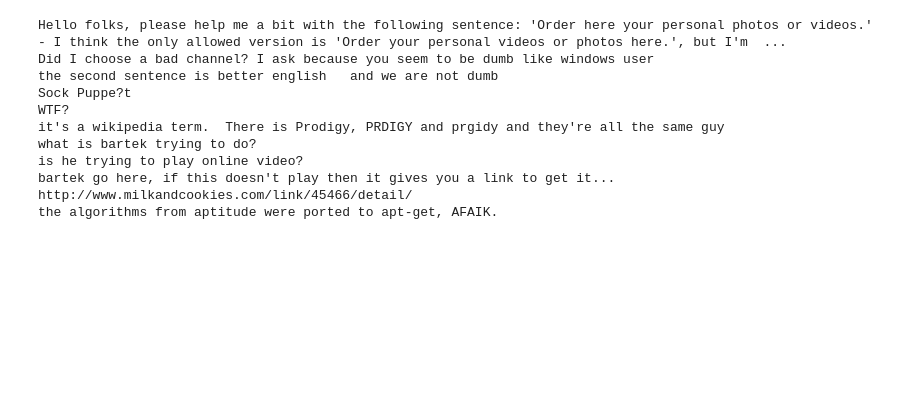
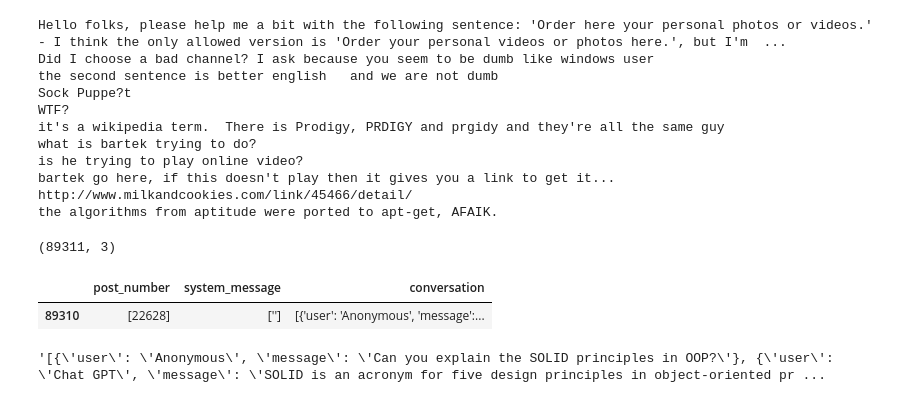
Before and after one commit to AnoopCA/LLM-From-Scratch-For-ChatBots-GPT2, a Jupyter notebook: Notebooks/Data_Preprocess.ipynb, the cells around one changed output. Saved outputs shown, nothing was run; the diff lists cells and outputs as text; code cells hidden in the pictures; blank space fills up the shorter version.

```diff
--- a/Notebooks/Data_Preprocess.ipynb
+++ b/Notebooks/Data_Preprocess.ipynb
@@ -64,3 +64,18 @@ what is bartek trying to do?
 is he trying to play online video?
 bartek go here, if this doesn't play then it gives you a link to get it... http://www.milkandcookies.com/link/45466/detail/
 the algorithms from aptitude were ported to apt-get, AFAIK.
+# %%
+gpt_chatlogs = pd.read_csv(r'D:\ML_Projects\AI_Tech_ChatBot\Data\ChatGPT_chatlogs\ChatGPT_chatlogs.csv')
+# %%
+gpt_chatlogs.shape
+# %% [output]
+(89311, 3)
+# %%
+gpt_chatlogs.tail(1)
+# %% [output]
+|  | post_number | system_message | conversation |
+| 89310 | [22628] | [''] | [{'user': 'Anonymous', 'message':... |
+# %%
+gpt_chatlogs['conversation'].iloc[-1]
+# %% [output]
+'[{\'user\': \'Anonymous\', \'message\': \'Can you explain the SOLID principles in OOP?\'}, {\'user\': \'Chat GPT\', \'message\': \'SOLID is an acronym for five design principles in object-oriented pr ...
```
Also changed, not shown: 2 other files.
